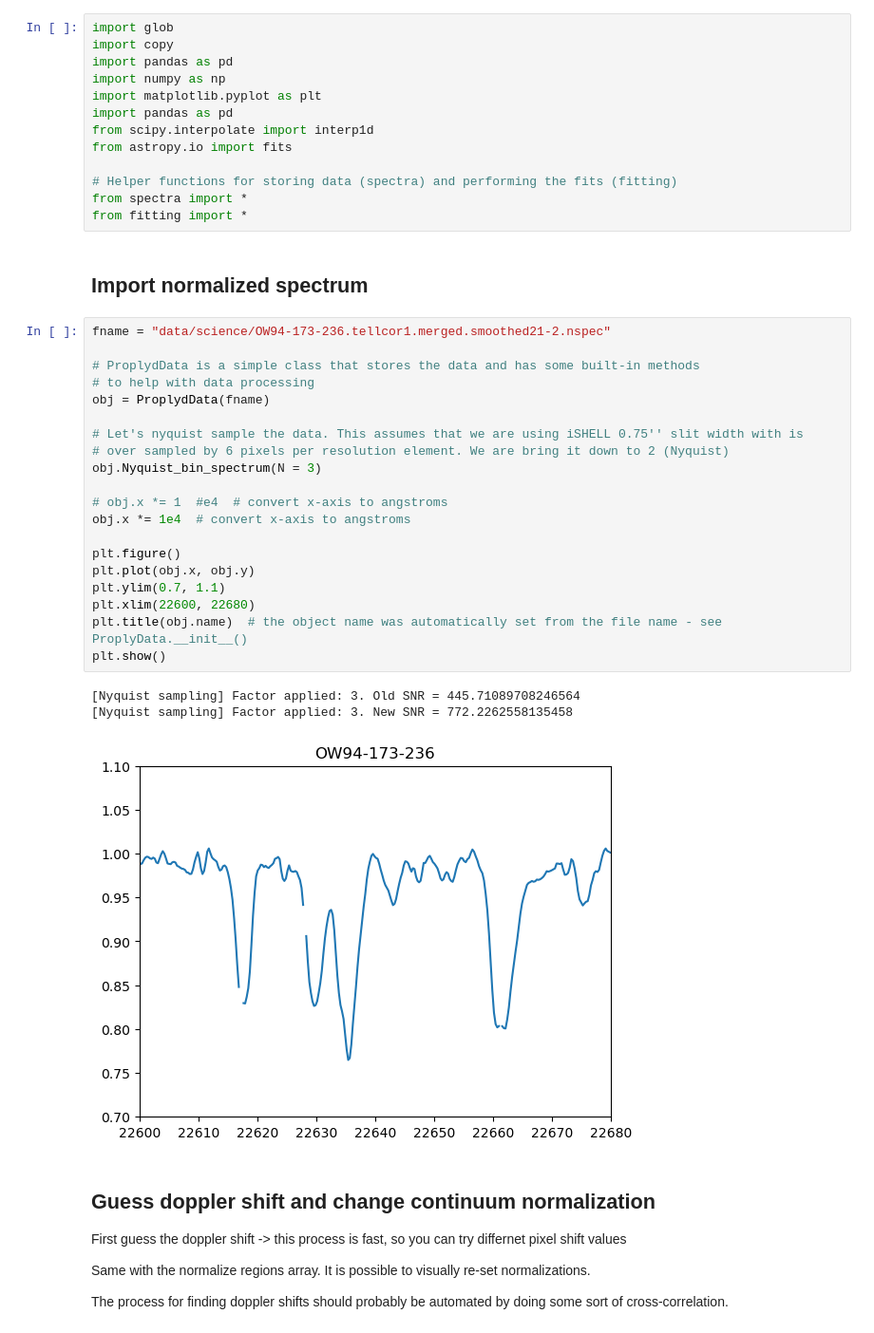
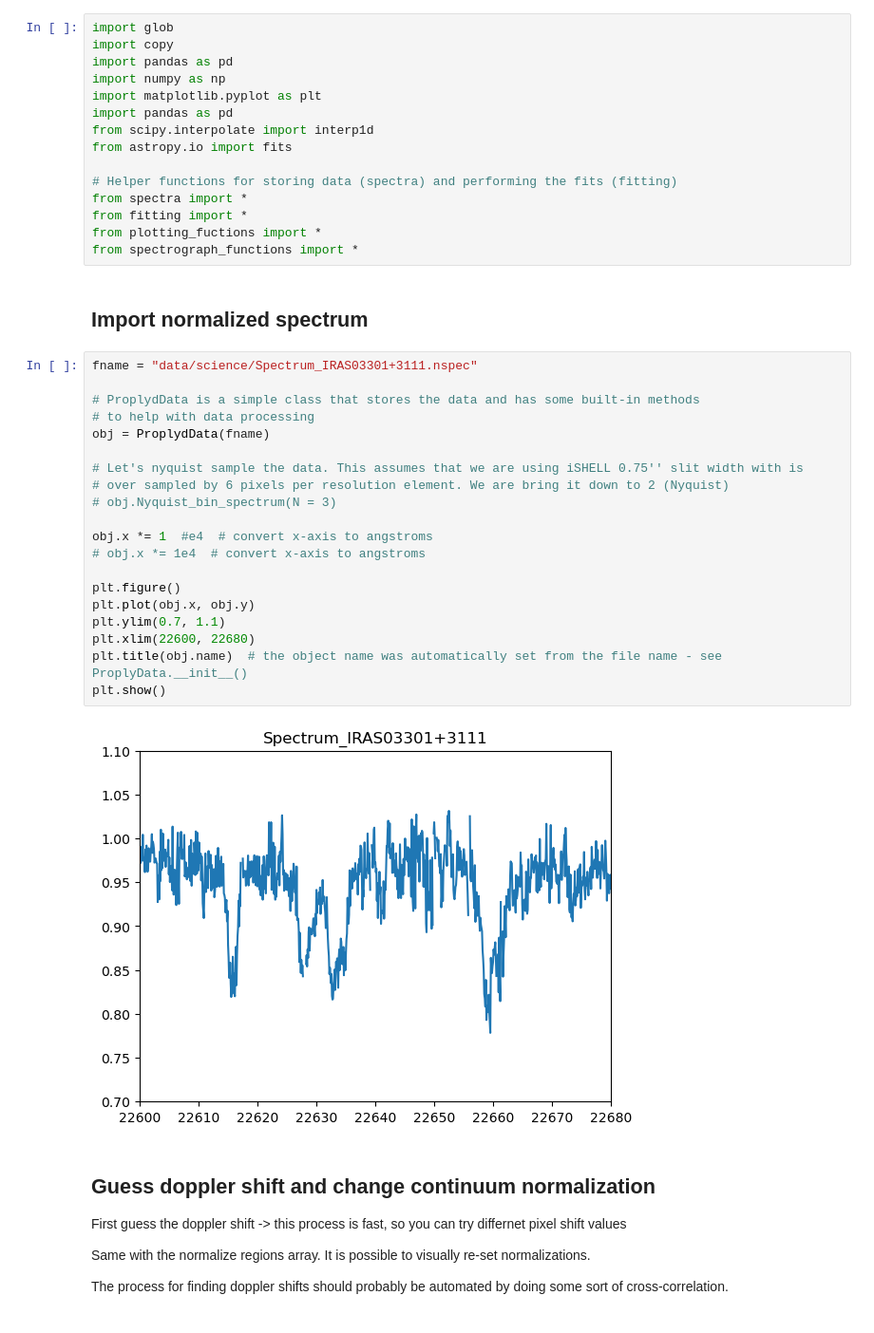
Before and after one commit to christianfloresg/ishell-spectral-fitting, a Jupyter notebook: fit_single_source.ipynb, the cells around one changed output. Shown at 95% size. Drawn from its saved outputs; the diff is of its cells as text.

```diff
--- a/fit_single_source.ipynb
+++ b/fit_single_source.ipynb
@@ -11,32 +11,32 @@ from astropy.io import fits
 # Helper functions for storing data (spectra) and performing the fits (fitting)
 from spectra import *
 from fitting import *
+from plotting_fuctions import *
+from spectrograph_functions import *
 # %% [markdown]
 ## Import normalized spectrum
 # %%
-fname = "data/science/OW94-173-236.tellcor1.merged.smoothed21-2.nspec"
+fname = "data/science/Spectrum_IRAS03301+3111.nspec"
 
 # ProplydData is a simple class that stores the data and has some built-in methods
 # to help with data processing
 obj = ProplydData(fname)
 
 # Let's nyquist sample the data. This assumes that we are using iSHELL 0.75'' slit width with is
 # over sampled by 6 pixels per resolution element. We are bring it down to 2 (Nyquist)
-obj.Nyquist_bin_spectrum(N = 3)
+# obj.Nyquist_bin_spectrum(N = 3)
 
-# obj.x *= 1  #e4  # convert x-axis to angstroms
-obj.x *= 1e4  # convert x-axis to angstroms
+obj.x *= 1  #e4  # convert x-axis to angstroms
+# obj.x *= 1e4  # convert x-axis to angstroms
 
 plt.figure()
 plt.plot(obj.x, obj.y)
 plt.ylim(0.7, 1.1)
 plt.xlim(22600, 22680)
 plt.title(obj.name)  # the object name was automatically set from the file name - see ProplyData.__init__()
 plt.show()
 # %% [output]
-[Nyquist sampling] Factor applied: 3. Old SNR = 445.71089708246564
-[Nyquist sampling] Factor applied: 3. New SNR = 772.2262558135458
-[figure, old version]
+[figure, new version]
 # %% [markdown]
 ## Guess doppler shift and change continuum normalization
 
```
Also changed, not shown: parts of 12 cells of this notebook, 4 other files.
